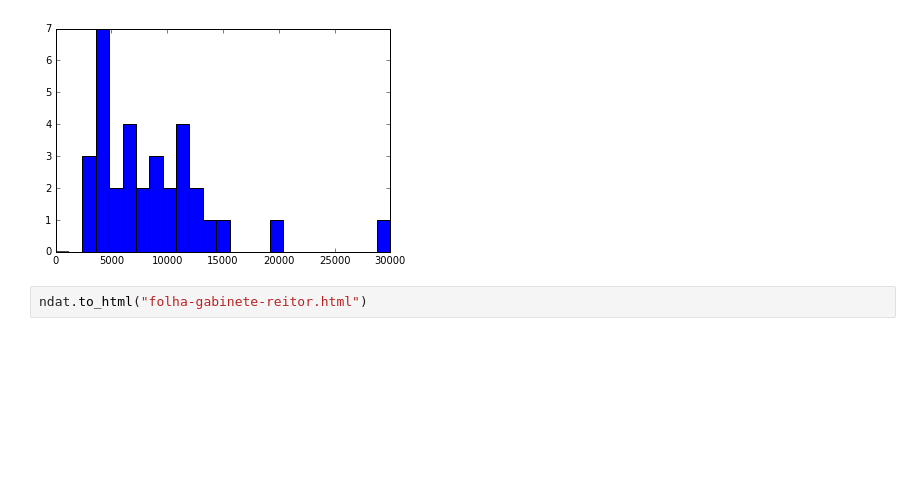
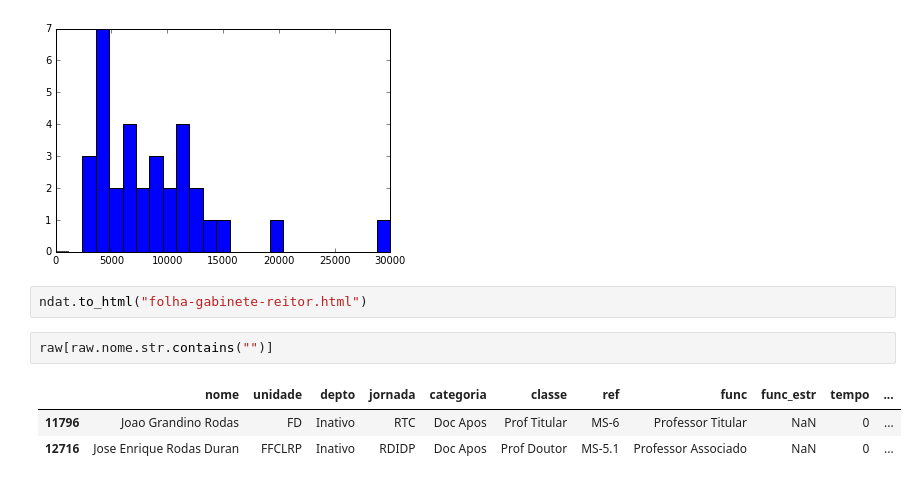
Before and after one commit to danilolessa/computacoes, a Jupyter notebook: analises/transparencia/folha-usp.ipynb, the cells around one changed output. Drawn from its saved outputs; the diff is of its cells as text; blank space fills up the shorter version.

```diff
--- a/analises/transparencia/folha-usp.ipynb
+++ b/analises/transparencia/folha-usp.ipynb
@@ -111,3 +111,9 @@ plt.show()
 [figure]
 # %%
 ndat.to_html("folha-gabinete-reitor.html")
+# %%
+raw[raw.nome.str.contains("")]
+# %% [output]
+|  | nome | unidade | depto | jornada | categoria | classe | ref | func | func_estr | tempo | ... |
+| 11796 | Joao Grandino Rodas | FD | Inativo | RTC | Doc Apos | Prof Titular | MS-6 | Professor Titular | NaN | 0 | ... |
+| 12716 | Jose Enrique Rodas Duran | FFCLRP | Inativo | RDIDP | Doc Apos | Prof Doutor | MS-5.1 | Professor Associado | NaN | 0 | ... |
```
Also changed, not shown: 27 other files.
